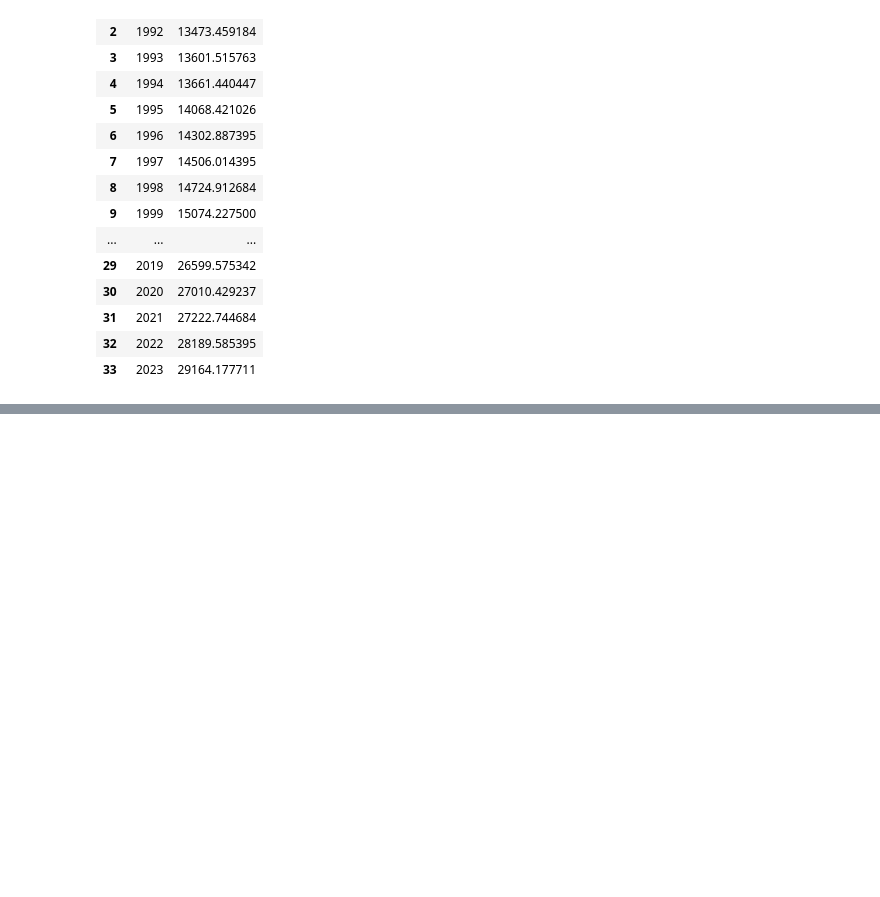
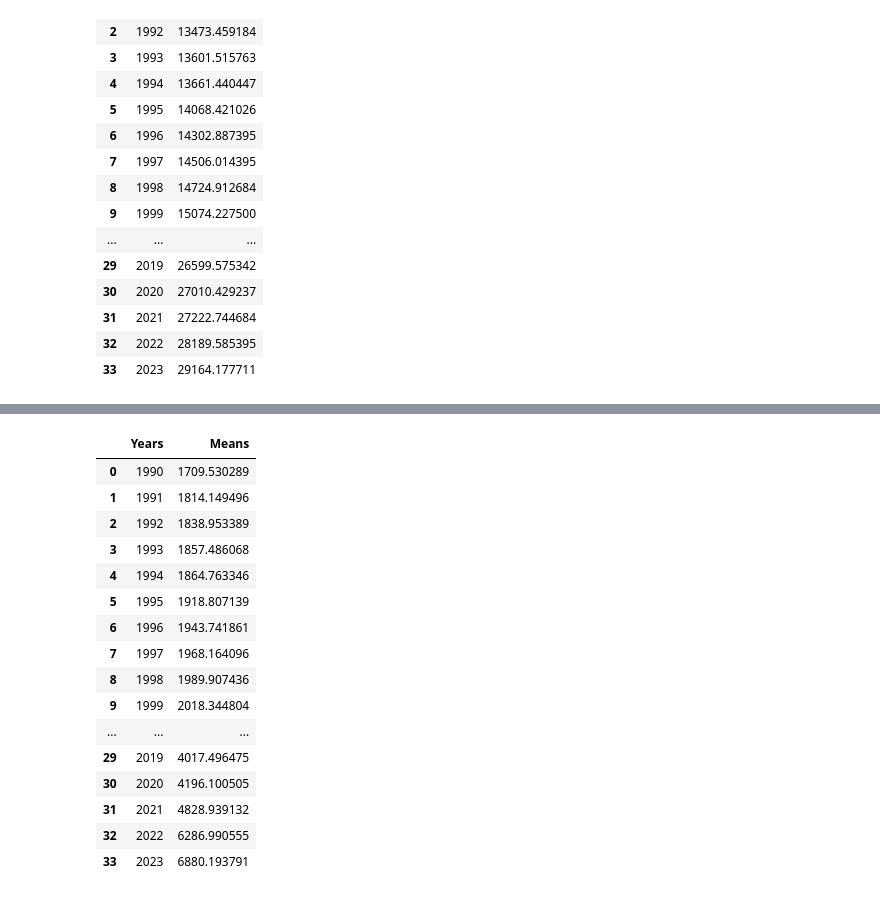
Before and after one commit to tismiracle/Share-of-energy-from-renewable-sources--nrg_ind_share-, a Jupyter notebook: notebook.ipynb, the cells around one changed output, grey strips where cells are left out. Cells and saved outputs as stored; diff of their text form; code cells hidden in the pictures; blank space fills up the shorter version.

```diff
--- a/notebook.ipynb
+++ b/notebook.ipynb
@@ -417,0 +533,48 @@ plt.show()
+# %%
+# ŚREDNIA PRODUKCJA PRĄDU Z OZE
+"""
+    "N9000" : "Nuclear fuels and other fuels n.e.c. (energia jądrowa i inne, niesklasyfikowane)", #ECO
+    "RA100" : "Hydro (energia wodna)", #ECO
+    "RA110" : "Pure hydro power (czysta energia wodna)", #ECO
+    "RA120" : "Mixed hydro power (mieszana energia wodna)", #ECO
+    "RA130" : "Pumped hydro power (energia z elektrowni szczytowo-pompowych)", #ECO
+    "RA200" : "Geothermal (energia geotermalna)", #ECO
+    "RA300" : "Wind (energia wiatrowa)", #ECO
+    "RA310" : "Wind on shore (wiatr na lądzie)", #ECO
+    "RA320" : "Wind off shore (wiatr na morzu)", #ECO
+    "RA410" : "Solar thermal (energia słoneczna - termiczna)", #ECO
+    "RA420" : "Solar photovoltaic (energia słoneczna - fotowoltaika)", #ECO
+    "RA420AC" : "Solar photovoltaic - alternating current (PV prądu przemiennego)", #ECO
+    "RA420DC" : "Solar photovoltaic - direct current (PV prądu stałego)", #ECO
+    "RA500" : "Other renewable energies (inne odnawialne źródła energii)", #ECO
+"""
+# extend_visibility_of_data(1000, 69)
+
+oze_df = df_sorted[(df_sorted["Type of fuel"] != "CF") & (df_sorted["Type of fuel"] != "X9900") & (df_sorted["Type of fuel"] != "TOTAL")]
+oze_df = oze_df[(oze_df["Type of measure"] == "CAP_NET_ELC") & (oze_df["Operator"] == "PRR_MAIN")]
+oze_df
+
+oze_values = convert_to_numeric_and_fillna(oze_df.iloc[:, 6:], 0, 0, 0)
+# oze_df.iloc[:, 6] = oze_values
+
+oze_means_df = iter_through_cols(oze_values, pandas.Series.mean)
+oze_means_df = convert_dict_to_df(oze_means_df, "Years", "Means")
+oze_means_df
+# %% [output]
+|  | Years | Means |
+| 0 | 1990 | 1709.530289 |
+| 1 | 1991 | 1814.149496 |
+| 2 | 1992 | 1838.953389 |
+| 3 | 1993 | 1857.486068 |
+| 4 | 1994 | 1864.763346 |
+| 5 | 1995 | 1918.807139 |
+| 6 | 1996 | 1943.741861 |
+| 7 | 1997 | 1968.164096 |
+| 8 | 1998 | 1989.907436 |
+| 9 | 1999 | 2018.344804 |
+| ... | ... | ... |
+| 29 | 2019 | 4017.496475 |
+| 30 | 2020 | 4196.100505 |
+| 31 | 2021 | 4828.939132 |
+| 32 | 2022 | 6286.990555 |
+| 33 | 2023 | 6880.193791 |
```
Also changed, not shown: parts of 9 cells of this notebook.
